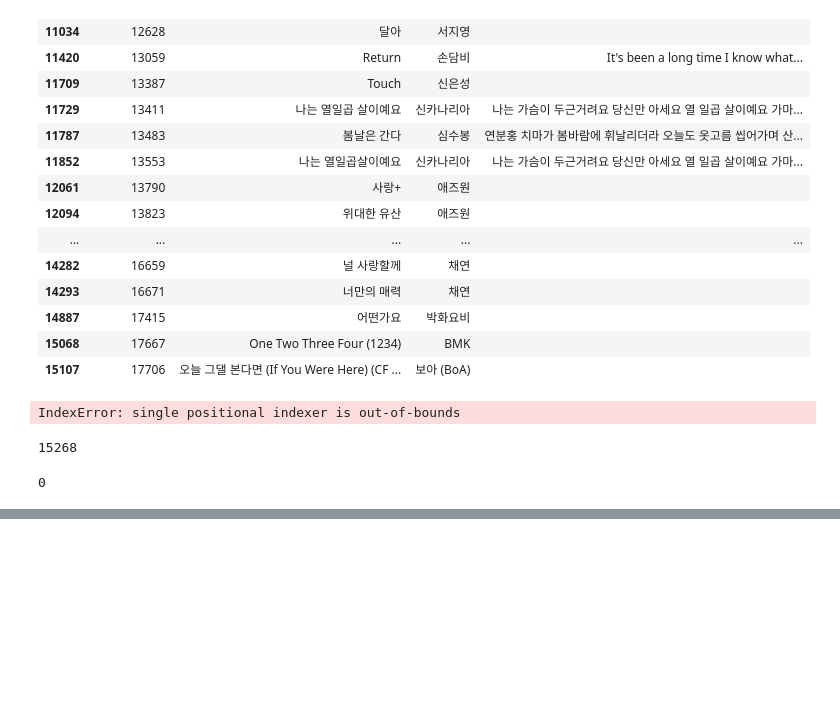
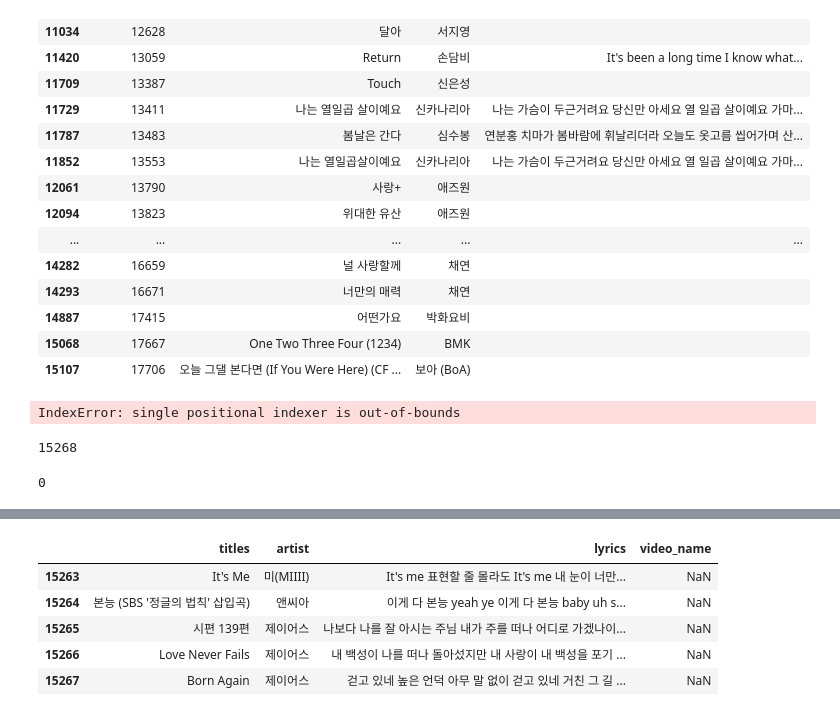
Before and after one commit to Ldoun/DeepSinger, a Jupyter notebook: data_crawling/df_preprocess.ipynb, the cells around one changed output, grey strips where cells are left out. Drawn from its saved outputs; the diff is of its cells as text; code cells hidden in the pictures; blank space fills up the shorter version.

```diff
--- a/data_crawling/df_preprocess.ipynb
+++ b/data_crawling/df_preprocess.ipynb
@@ -169,0 +187,9 @@ lyrics_result_drop.to_csv('lyrics_result_drop.csv')
+# %%
+data.tail()
+# %% [output]
+|  | titles | artist | lyrics | video_name |
+| 15263 | It's Me | 미(MIIII) | It's me 표현할 줄 몰라도 It's me 내 눈이 너만... | NaN |
+| 15264 | 본능 (SBS '정글의 법칙' 삽입곡) | 앤씨아 | 이게 다 본능 yeah ye 이게 다 본능 baby uh s... | NaN |
+| 15265 | 시편 139편 | 제이어스 | 나보다 나를 잘 아시는 주님 내가 주를 떠나 어디로 가겠나이... | NaN |
+| 15266 | Love Never Fails | 제이어스 | 내 백성이 나를 떠나 돌아섰지만 내 사랑이 내 백성을 포기 ... | NaN |
+| 15267 | Born Again | 제이어스 | 걷고 있네 높은 언덕 아무 말 없이 걷고 있네 거친 그 길 ... | NaN |
```
Also changed, not shown: parts of 10 cells of this notebook, 3 other files.
